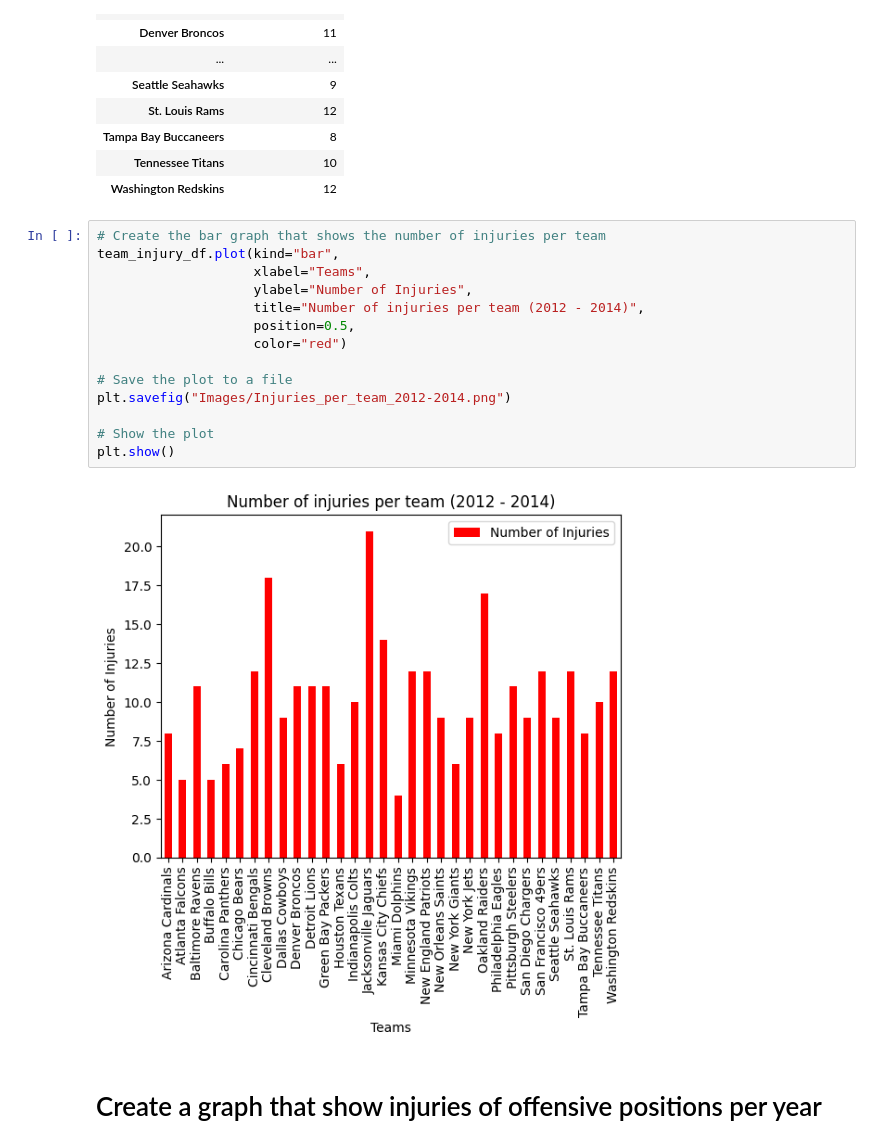
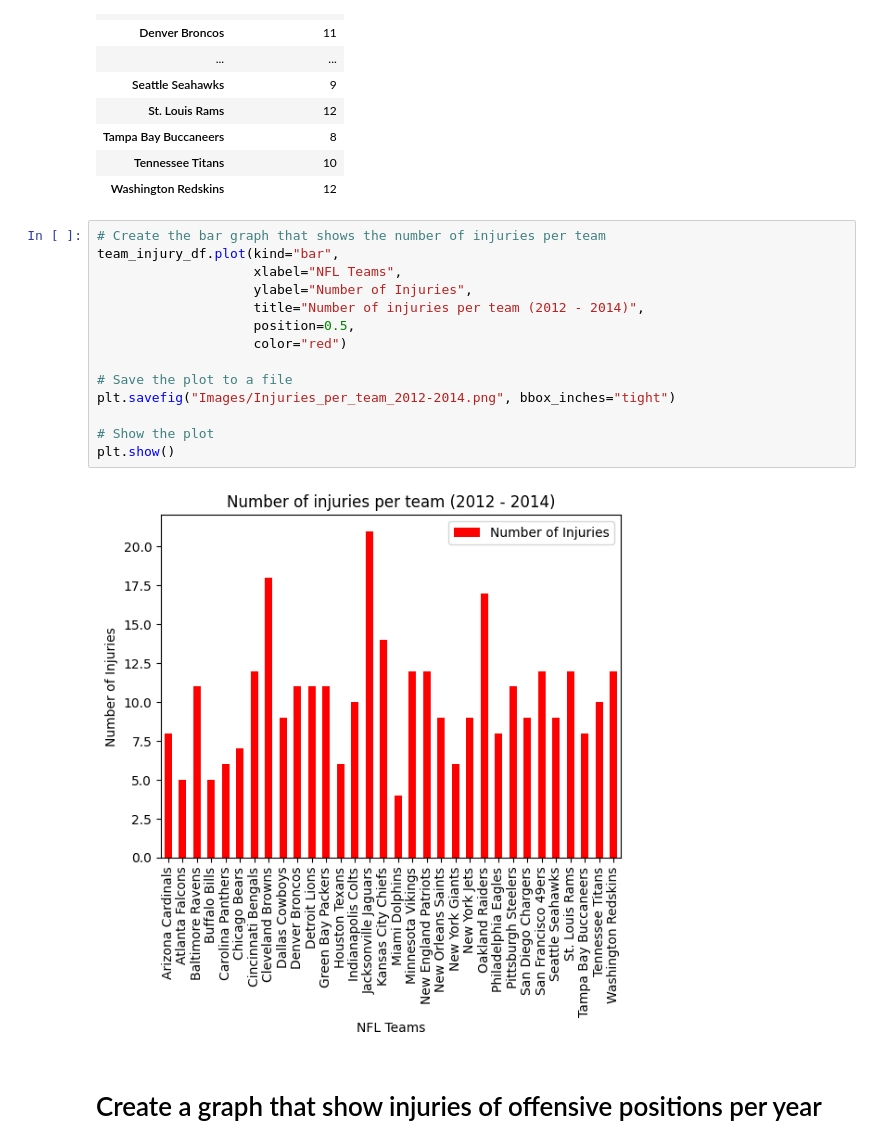
Before and after one commit to DunieCarrasco/nfl_concussion_analysis, a Jupyter notebook: joel_nfl_concussion_study.ipynb, the cells around one changed output. Saved outputs shown, nothing was run; the diff lists cells and outputs as text.

```diff
--- a/joel_nfl_concussion_study.ipynb
+++ b/joel_nfl_concussion_study.ipynb
@@ -538,19 +538,19 @@ team_injury_df
 # %%
 # Create the bar graph that shows the number of injuries per team
 team_injury_df.plot(kind="bar",
-                    xlabel="Teams",
+                    xlabel="NFL Teams",
                     ylabel="Number of Injuries",
                     title="Number of injuries per team (2012 - 2014)",
                     position=0.5,
                     color="red")
 
 # Save the plot to a file
-plt.savefig("Images/Injuries_per_team_2012-2014.png")
+plt.savefig("Images/Injuries_per_team_2012-2014.png", bbox_inches="tight")
 
 # Show the plot
 plt.show()
 # %% [output]
-[figure, old version]
+[figure, new version]
 # %% [markdown]
 # Create a graph that show injuries of offensive positions per year
 # %%
```
Also changed, not shown: parts of 7 cells of this notebook, 9 other files.
